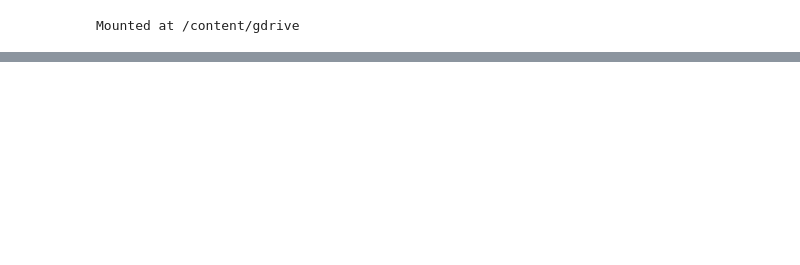
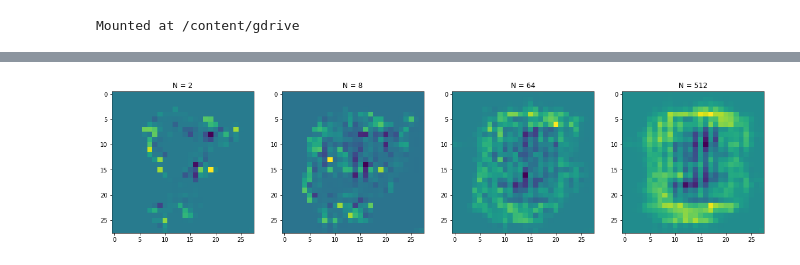
Before and after one commit to VasundharaAgarwal/GANFingerprinting, a Jupyter notebook: Fingerprint_Generation.ipynb, the cells around one changed output, grey strips where cells are left out. Cells and saved outputs as stored; diff of their text form; code cells hidden in the pictures; blank space fills up the shorter version.

```diff
--- a/Fingerprint_Generation.ipynb
+++ b/Fingerprint_Generation.ipynb
@@ -92,0 +111,4 @@ np.random.seed(manualSeed)
+# %%
+compute_fingerprint(3, "median blur")
+# %% [output]
+[figure, added]
```
Also changed, not shown: parts of 28 cells of this notebook.
